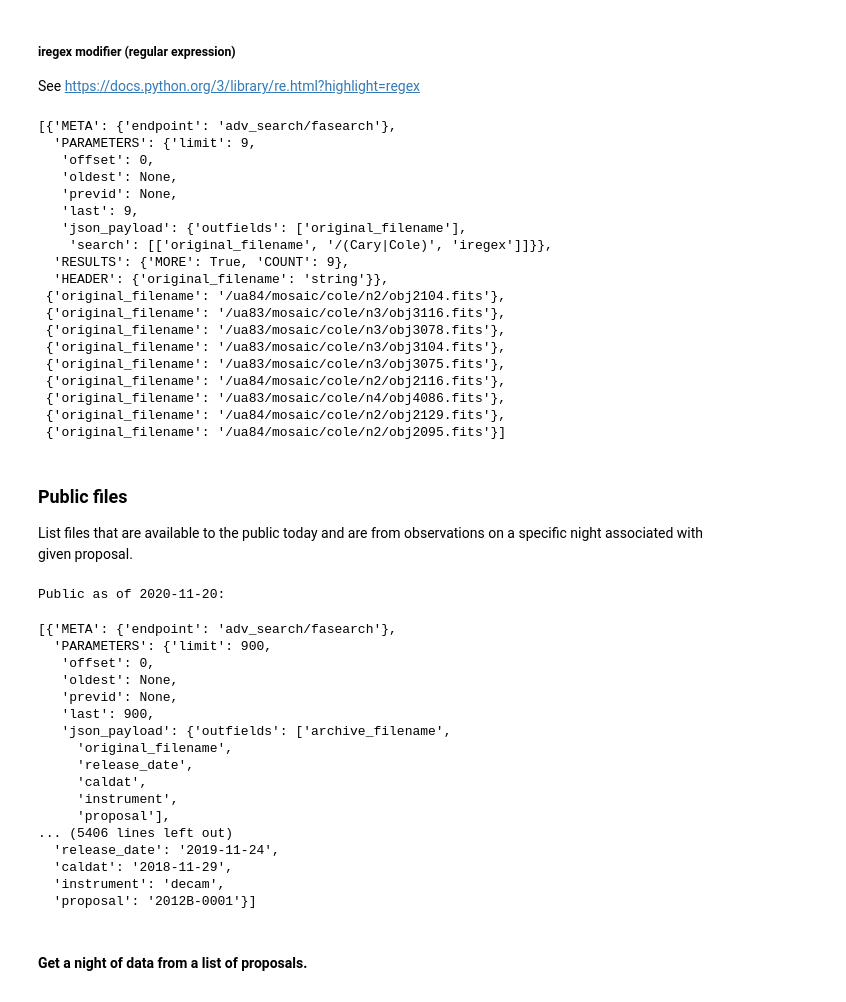
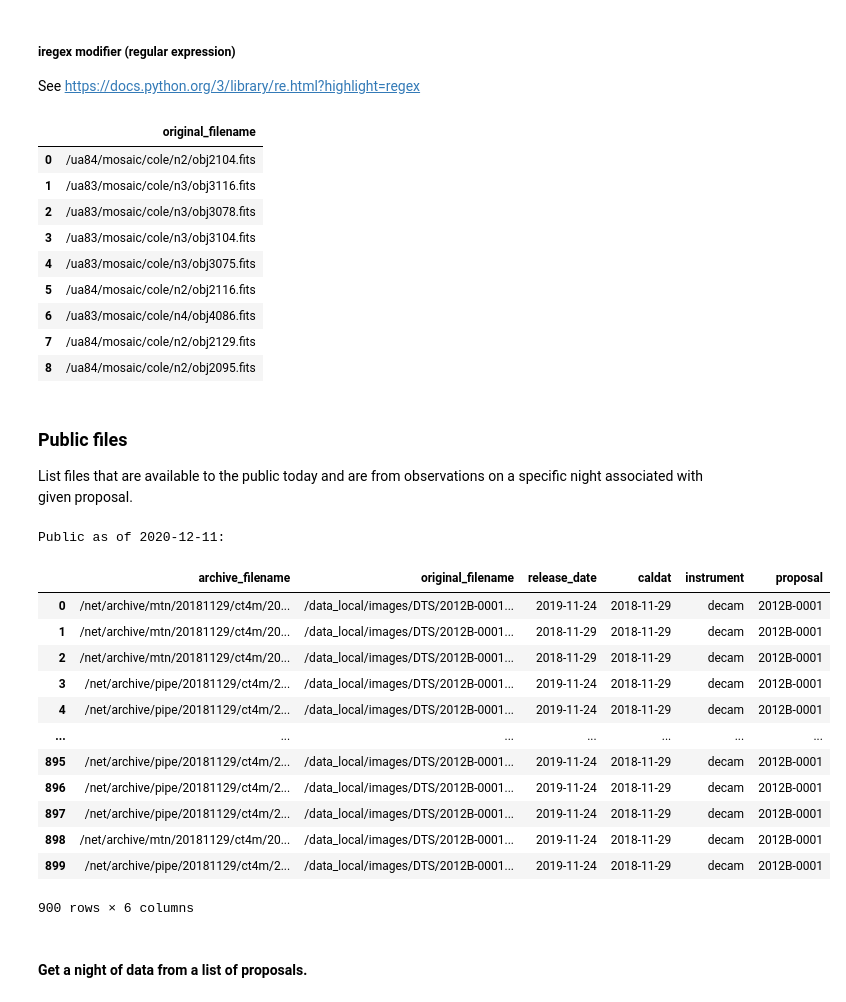
Before and after one commit to NOAO/nat-nb, a Jupyter notebook: advanced-search.ipynb, the cells around one changed output. Cells and saved outputs as stored; diff of their text form; code cells hidden in the pictures.

```diff
--- a/advanced-search.ipynb
+++ b/advanced-search.ipynb
@@ -504,69 +469,56 @@ jj = {
         ["original_filename",r"/(Cary|Cole)", 'iregex'],
     ]
 }
-requests.post(f'{adsurl}/fasearch/?limit=9',json=jj).json()
+pd.DataFrame(requests.post(f'{adsurl}/fasearch/?limit=9',json=jj).json()[1:])
 # %% [output]
-[{'META': {'endpoint': 'adv_search/fasearch'},
-  'PARAMETERS': {'limit': 9,
-   'offset': 0,
-   'oldest': None,
-   'previd': None,
-   'last': 9,
-   'json_payload': {'outfields': ['original_filename'],
-    'search': [['original_filename', '/(Cary|Cole)', 'iregex']]}},
-  'RESULTS': {'MORE': True, 'COUNT': 9},
-  'HEADER': {'original_filename': 'string'}},
- {'original_filename': '/ua84/mosaic/cole/n2/obj2104.fits'},
- {'original_filename': '/ua83/mosaic/cole/n3/obj3116.fits'},
- {'original_filename': '/ua83/mosaic/cole/n3/obj3078.fits'},
- {'original_filename': '/ua83/mosaic/cole/n3/obj3104.fits'},
- {'original_filename': '/ua83/mosaic/cole/n3/obj3075.fits'},
- {'original_filename': '/ua84/mosaic/cole/n2/obj2116.fits'},
- {'original_filename': '/ua83/mosaic/cole/n4/obj4086.fits'},
- {'original_filename': '/ua84/mosaic/cole/n2/obj2129.fits'},
- {'original_filename': '/ua84/mosaic/cole/n2/obj2095.fits'}]
+|  | original_filename |
+| 0 | /ua84/mosaic/cole/n2/obj2104.fits |
+| 1 | /ua83/mosaic/cole/n3/obj3116.fits |
+| 2 | /ua83/mosaic/cole/n3/obj3078.fits |
+| 3 | /ua83/mosaic/cole/n3/obj3104.fits |
+| 4 | /ua83/mosaic/cole/n3/obj3075.fits |
+| 5 | /ua84/mosaic/cole/n2/obj2116.fits |
+| 6 | /ua83/mosaic/cole/n4/obj4086.fits |
+| 7 | /ua84/mosaic/cole/n2/obj2129.fits |
+| 8 | /ua84/mosaic/cole/n2/obj2095.fits |
 # %% [markdown]
 ### Public files<a id="get_public" />
 List files that are available to the public today and are from observations on a specific night associated with given proposal.
 # %%
 # getnight(propid, caldat)
 import datetime
 
 propid = '2012B-0001'
 caldat = '2018-11-29'
 today = datetime.date.today().isoformat()
 print(f'Public as of {today}:')
 jj = {
     "outfields" : ['archive_filename','original_filename',
                    'release_date','caldat',
                    'instrument',
                    'proposal'],
     "search" : [
         ["release_date", '2005-02-18', today], # public as of today
         ["proposal", propid],
         ["caldat", caldat, caldat]
     ]
 }
-requests.post(f'{adsurl}/fasearch/?limit=900',json=jj).json()
+pd.DataFrame(requests.post(f'{adsurl}/fasearch/?limit=900',json=jj).json()[1:])
 # %% [output]
-Public as of 2020-11-20:
+Public as of 2020-12-11:
+|  | archive_filename | original_filename | release_date | caldat | instrument | proposal |
+| 0 | /net/archive/mtn/20181129/ct4m/20... | /data_local/images/DTS/2012B-0001... | 2019-11-24 | 2018-11-29 | decam | 2012B-0001 |
+| 1 | /net/archive/mtn/20181129/ct4m/20... | /data_local/images/DTS/2012B-0001... | 2018-11-29 | 2018-11-29 | decam | 2012B-0001 |
+| 2 | /net/archive/mtn/20181129/ct4m/20... | /data_local/images/DTS/2012B-0001... | 2018-11-29 | 2018-11-29 | decam | 2012B-0001 |
+| 3 | /net/archive/pipe/20181129/ct4m/2... | /data_local/images/DTS/2012B-0001... | 2019-11-24 | 2018-11-29 | decam | 2012B-0001 |
+| 4 | /net/archive/pipe/20181129/ct4m/2... | /data_local/images/DTS/2012B-0001... | 2019-11-24 | 2018-11-29 | decam | 2012B-0001 |
+| ... | ... | ... | ... | ... | ... | ... |
+| 895 | /net/archive/pipe/20181129/ct4m/2... | /data_local/images/DTS/2012B-0001... | 2019-11-24 | 2018-11-29 | decam | 2012B-0001 |
+| 896 | /net/archive/pipe/20181129/ct4m/2... | /data_local/images/DTS/2012B-0001... | 2019-11-24 | 2018-11-29 | decam | 2012B-0001 |
+| 897 | /net/archive/pipe/20181129/ct4m/2... | /data_local/images/DTS/2012B-0001... | 2019-11-24 | 2018-11-29 | decam | 2012B-0001 |
+| 898 | /net/archive/mtn/20181129/ct4m/20... | /data_local/images/DTS/2012B-0001... | 2019-11-24 | 2018-11-29 | decam | 2012B-0001 |
+| 899 | /net/archive/pipe/20181129/ct4m/2... | /data_local/images/DTS/2012B-0001... | 2019-11-24 | 2018-11-29 | decam | 2012B-0001 |
-[{'META': {'endpoint': 'adv_search/fasearch'},
-  'PARAMETERS': {'limit': 900,
-   'offset': 0,
-   'oldest': None,
-   'previd': None,
-   'last': 900,
-   'json_payload': {'outfields': ['archive_filename',
-     'original_filename',
-     'release_date',
-     'caldat',
-     'instrument',
-     'proposal'],
-... (5406 lines left out)
-  'release_date': '2019-11-24',
-  'caldat': '2018-11-29',
-  'instrument': 'decam',
-  'proposal': '2012B-0001'}]
+900 rows × 6 columns
 # %% [markdown]
 #### Get a night of data from a list of proposals.
 # %%
```
Also changed, not shown: parts of 8 cells of this notebook, 4 other files.
